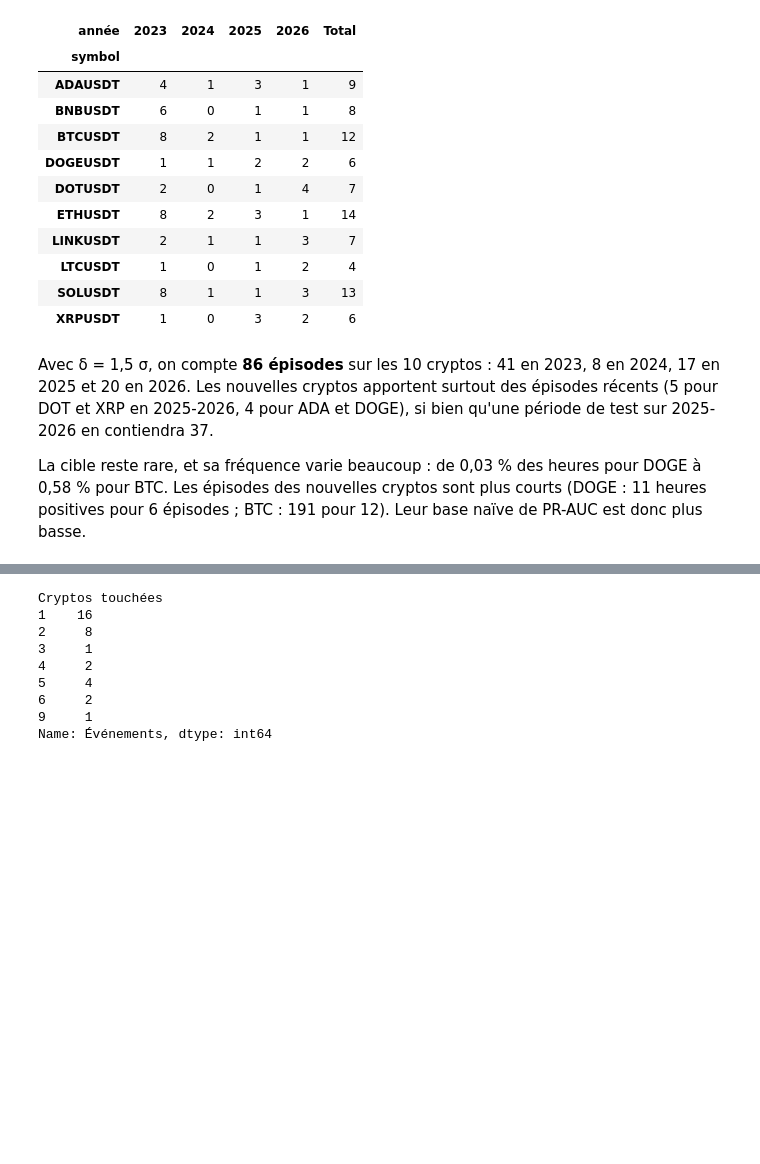
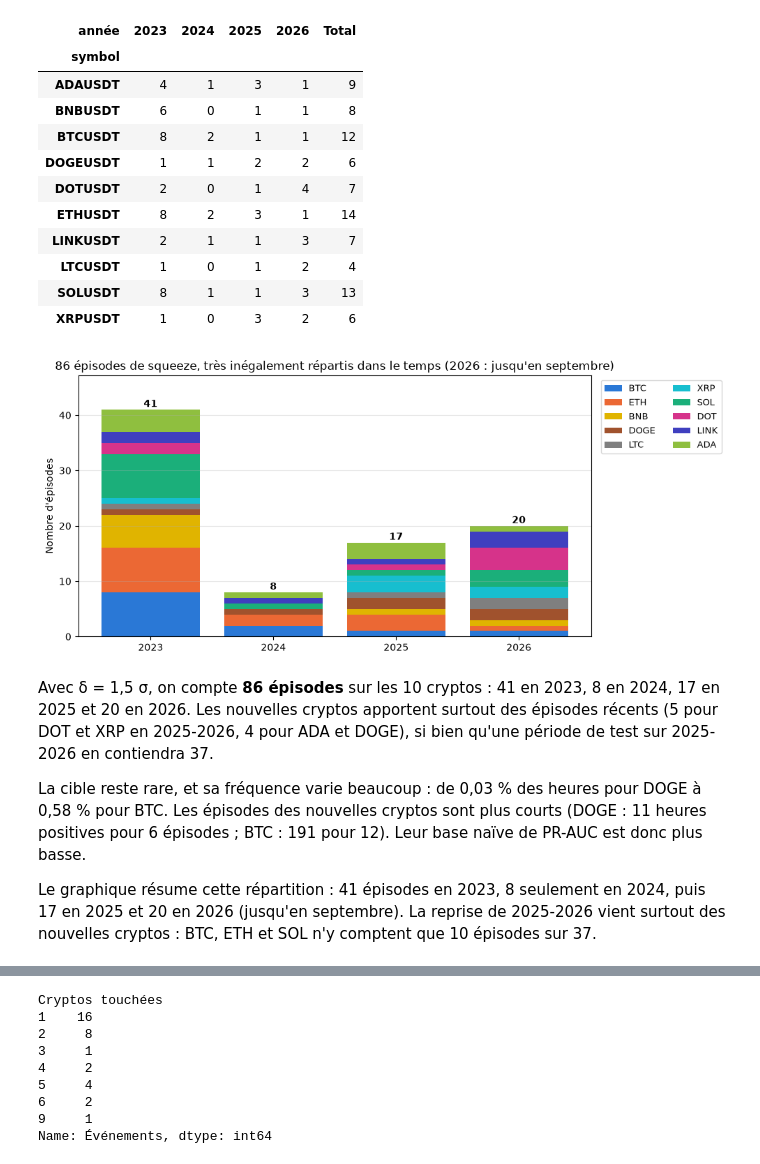
Before and after one commit to Ethanyounes/Ensae-Data-Science, a Jupyter notebook: rapport.ipynb, the cells around one changed output, grey strips where cells are left out. Saved outputs shown, nothing was run; the diff lists cells and outputs as text; code cells hidden in the pictures; blank space fills up the shorter version.

```diff
--- a/rapport.ipynb
+++ b/rapport.ipynb
@@ -527,7 +491,13 @@ frequence["episodes"].unstack()
 | LTCUSDT | 1 | 0 | 1 | 2 | 4 |
 | SOLUSDT | 8 | 1 | 1 | 3 | 13 |
 | XRPUSDT | 1 | 0 | 3 | 2 | 6 |
+# %%
+descriptif.graphique_episodes_par_annee(episodes_cible)
+# %% [output]
+[figure, added]
 # %% [markdown]
 Avec δ = 1,5 σ, on compte **86 épisodes** sur les 10 cryptos : 41 en 2023, 8 en 2024, 17 en 2025 et 20 en 2026. Les nouvelles cryptos apportent surtout des épisodes récents (5 pour DOT et XRP en 2025-2026, 4 pour ADA et DOGE), si bien qu'une période de test sur 2025-2026 en contiendra 37.
 
 La cible reste rare, et sa fréquence varie beaucoup : de 0,03 % des heures pour DOGE à 0,58 % pour BTC. Les épisodes des nouvelles cryptos sont plus courts (DOGE : 11 heures positives pour 6 épisodes ; BTC : 191 pour 12). Leur base naïve de PR-AUC est donc plus basse.
+
+Le graphique résume cette répartition : 41 épisodes en 2023, 8 seulement en 2024, puis 17 en 2025 et 20 en 2026 (jusqu'en septembre). La reprise de 2025-2026 vient surtout des nouvelles cryptos : BTC, ETH et SOL n'y comptent que 10 épisodes sur 37.
```
Also changed, not shown: parts of 43 cells of this notebook, 2 other files.
